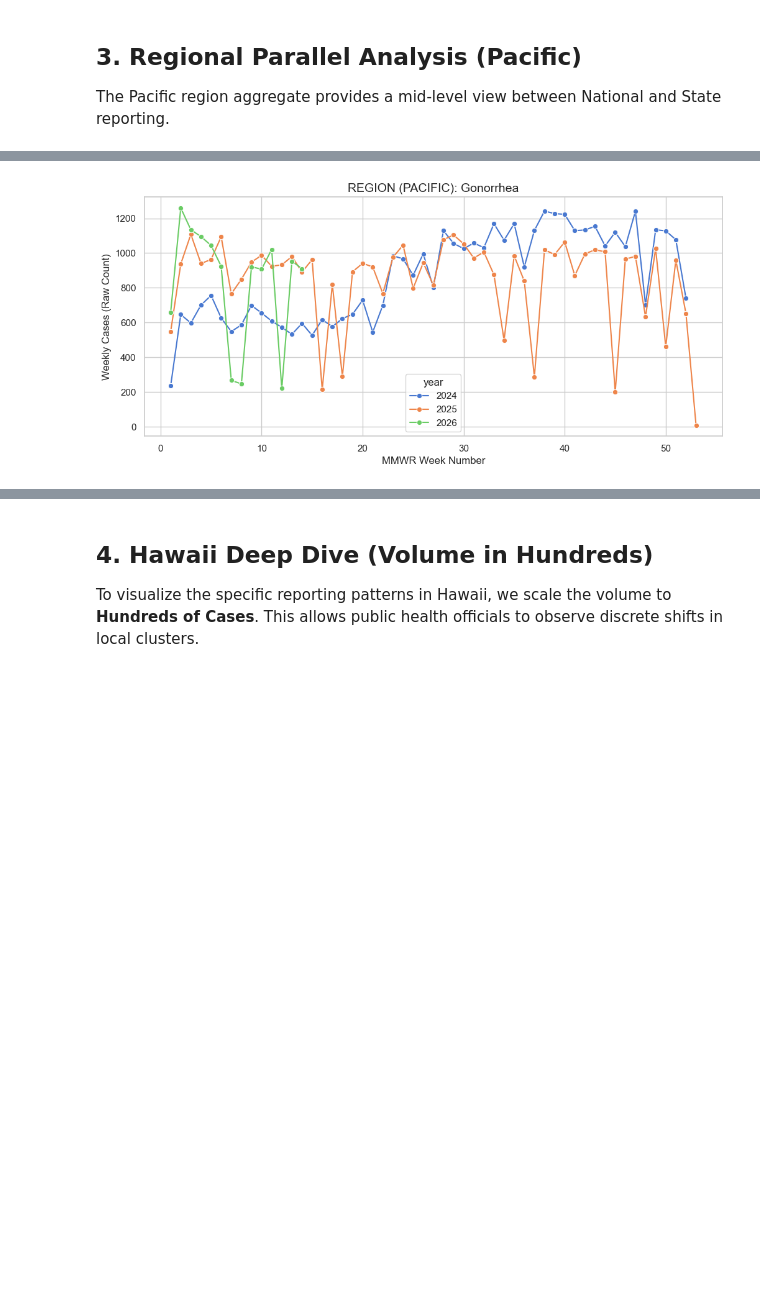
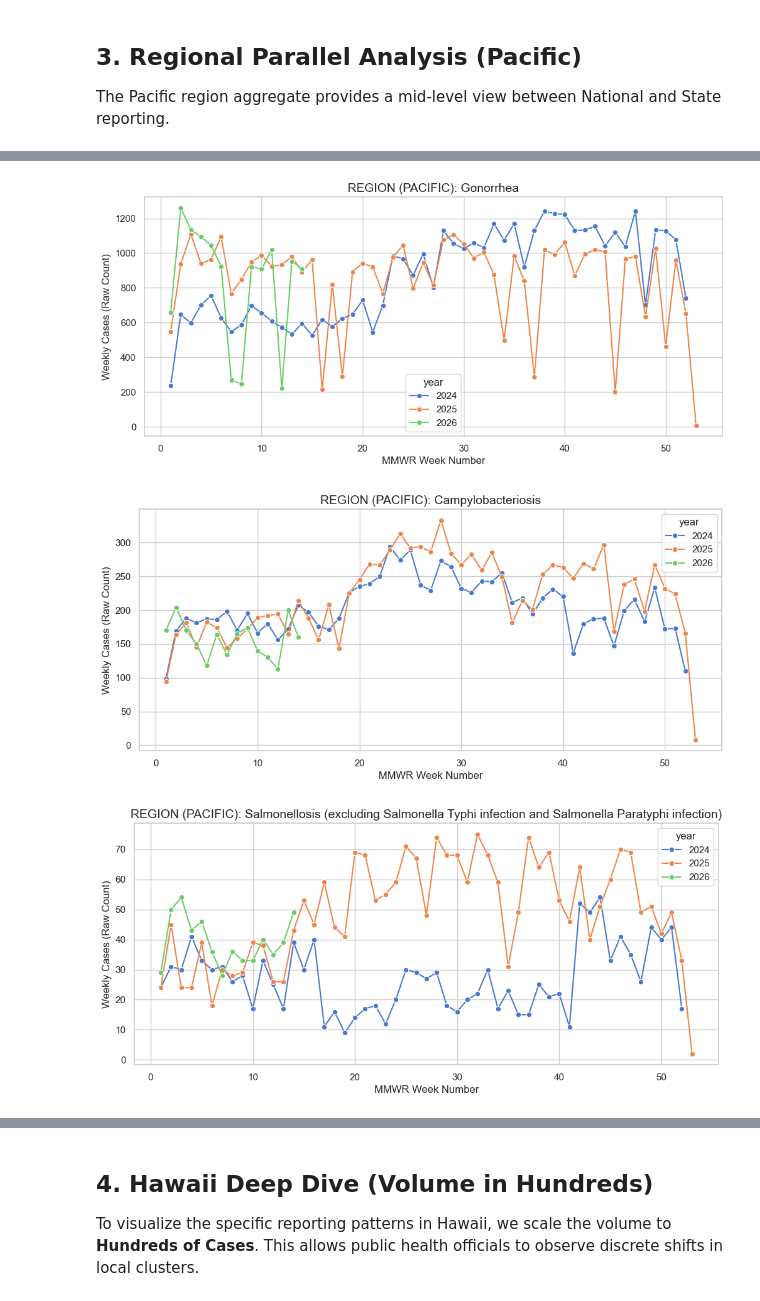
Before and after one commit to tn9-git/Health, a Jupyter notebook: NNDSS Weekly Update.ipynb, the cells around one changed output, grey strips where cells are left out. Drawn from its saved outputs; the diff is of its cells as text; code cells hidden in the pictures; blank space fills up the shorter version.

```diff
--- a/NNDSS Weekly Update.ipynb
+++ b/NNDSS Weekly Update.ipynb
@@ -77,14 +80,16 @@ The Pacific region aggregate provides a mid-level view between National and Stat
 # %%
 def plot_regional(disease):
     data = get_parallel_df(disease, 'Region (Pacific)')
     plt.figure(figsize=(12, 5))
     sns.lineplot(data=data, x='week', y='m1', hue='year', marker='o', palette='muted')
     plt.title(f'REGION (PACIFIC): {disease}', fontsize=14)
     plt.ylabel('Weekly Cases (Raw Count)')
     plt.xlabel('MMWR Week Number')
     plt.show()
 
-for d in top_10[:2]: plot_regional(d)
+for d in top_10[:5]: plot_regional(d)
 # %% [output]
 [figure]
 [figure]
+[figure, added]
+[figure, added]
```
Also changed, not shown: parts of 3 cells of this notebook, 3 other files.
